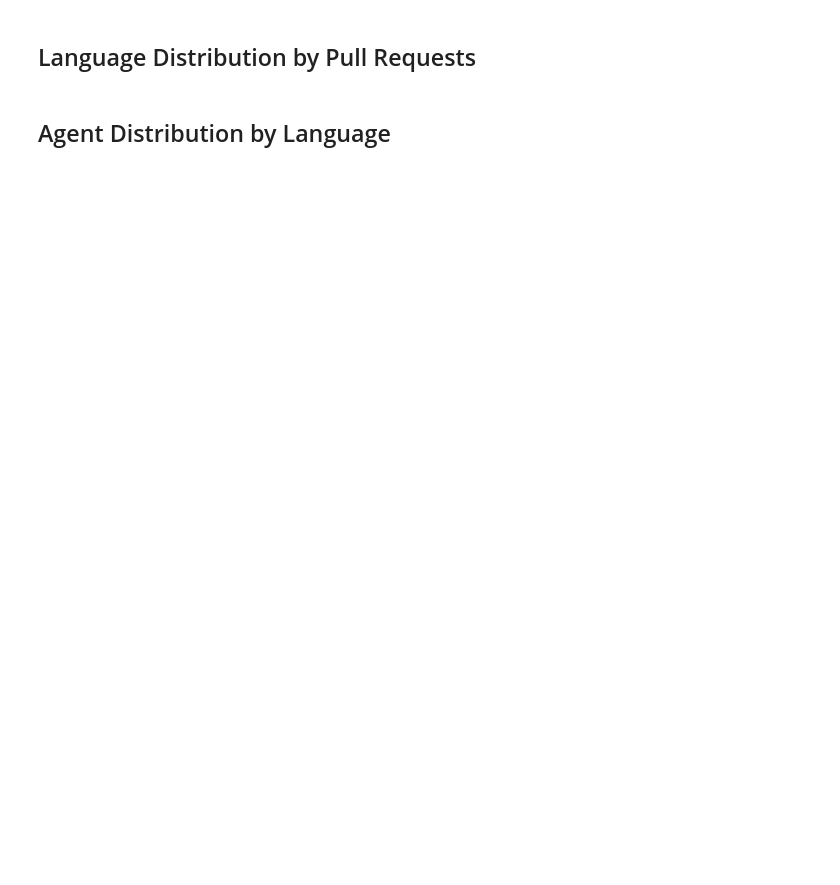
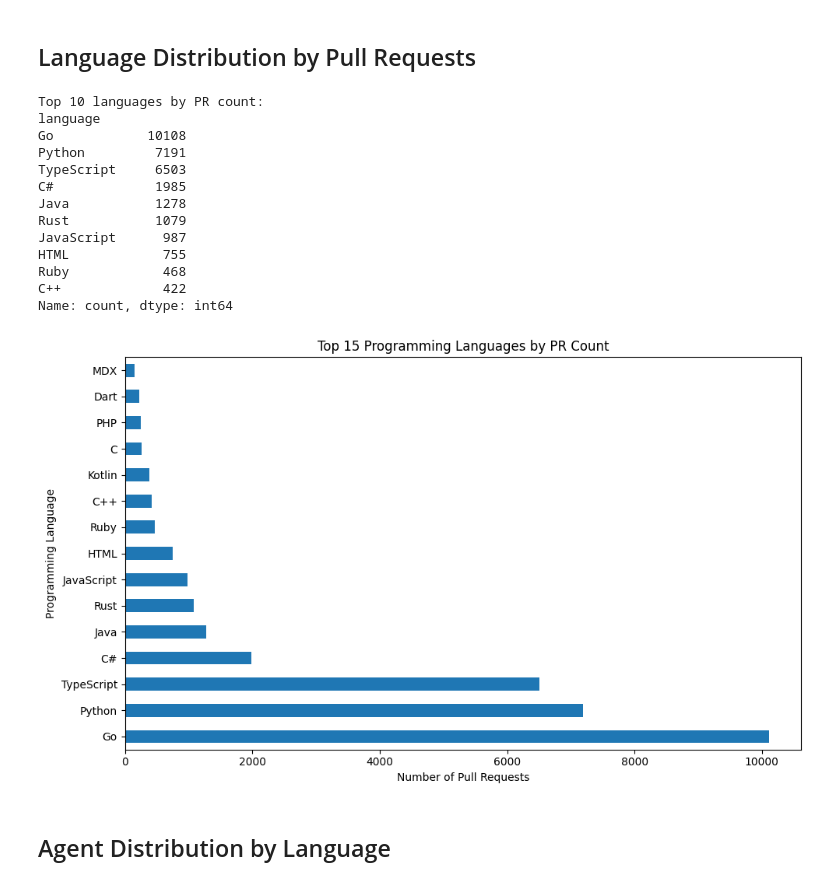
Before and after one commit to itsluketwist/agent-library-usage, a Jupyter notebook: notebooks/02_explore_languages.ipynb, the cells around one changed output. Saved outputs shown, nothing was run; the diff lists cells and outputs as text; code cells hidden in the pictures; blank space fills up the shorter version.

```diff
--- a/notebooks/02_explore_languages.ipynb
+++ b/notebooks/02_explore_languages.ipynb
@@ -38,21 +56,36 @@ plt.show()
 # %%
 # Merge PRs with repo language
 pr_with_lang = pr_pop_df.merge(
-    repo_pop_df[["repository_id", "language"]], on="repository_id", how="left"
+    repo_pop_df[["id", "language"]], left_on="repo_id", right_on="id", how="left"
 )
 
 # Count PRs by language
 pr_lang_counts = pr_with_lang["language"].value_counts()
 print("\nTop 10 languages by PR count:")
 print(pr_lang_counts.head(10))
 
 # Visualize
 pr_lang_counts.head(15).plot(kind="barh", figsize=(10, 6))
 plt.xlabel("Number of Pull Requests")
 plt.ylabel("Programming Language")
 plt.title("Top 15 Programming Languages by PR Count")
 plt.tight_layout()
 plt.show()
+# %% [output]
+Top 10 languages by PR count:
+language
+Go            10108
+Python         7191
+TypeScript     6503
+C#             1985
+Java           1278
+Rust           1079
+JavaScript      987
+HTML            755
+Ruby            468
+C++             422
+Name: count, dtype: int64
+[figure, added]
 # %% [markdown]
 ## Agent Distribution by Language
 # %%
```
Also changed, not shown: parts of 5 cells of this notebook, 8 other files.
